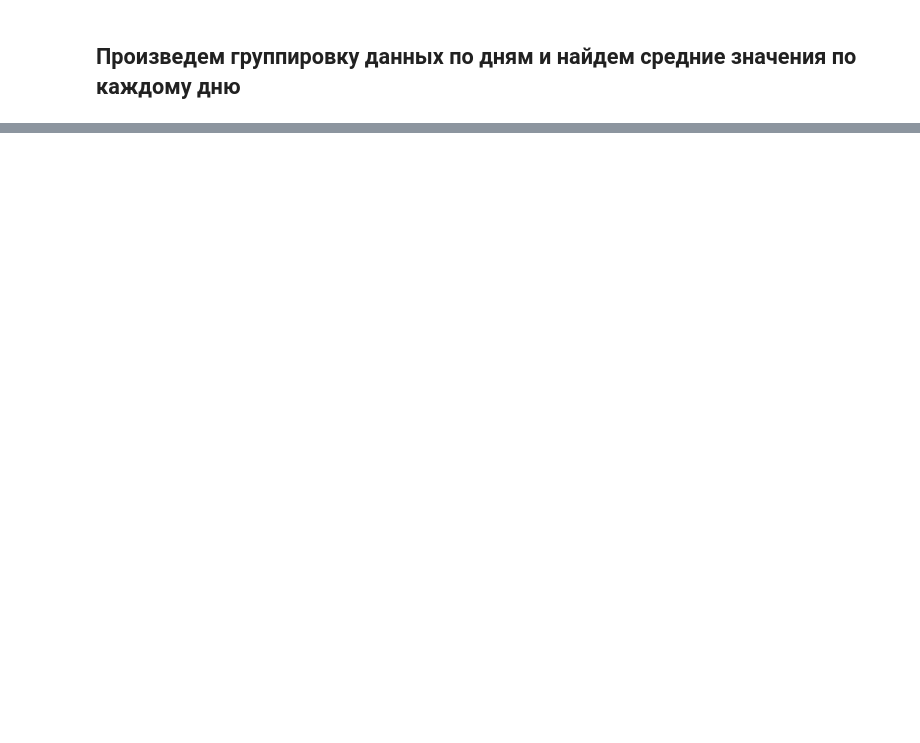
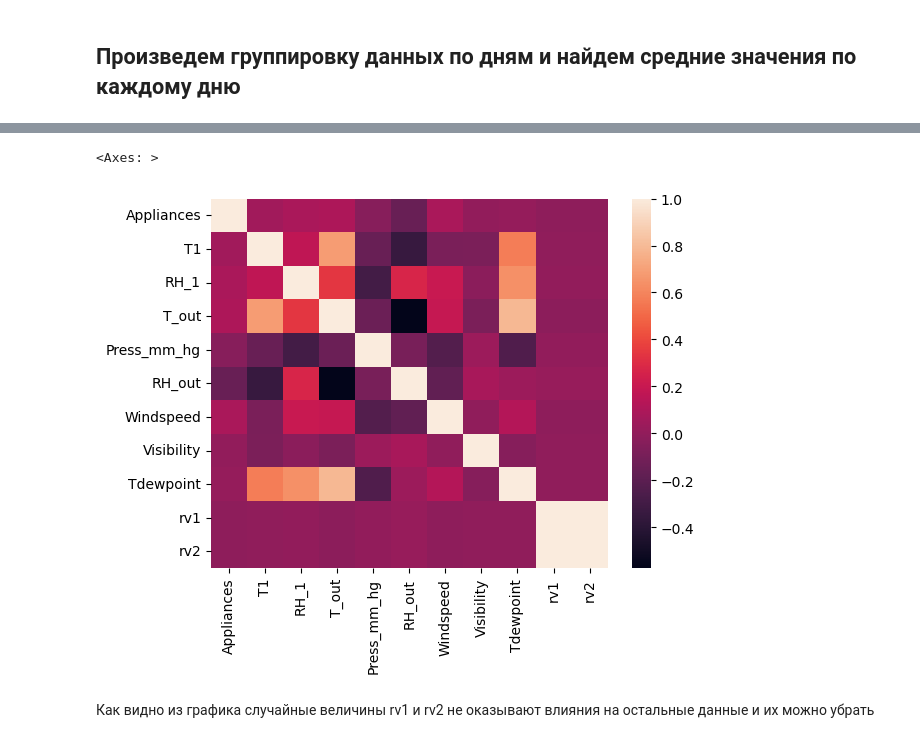
Before and after one commit to Orthanc92/energy_house_calc, a Jupyter notebook: energy_pet.ipynb, the cells around one changed output, grey strips where cells are left out. Cells and saved outputs as stored; diff of their text form; code cells hidden in the pictures; blank space fills up the shorter version.

Commit message:
add corr matrix

```diff
--- a/energy_pet.ipynb
+++ b/energy_pet.ipynb
@@ -147,0 +153,8 @@ daily_data
+# %%
+corr = data_kitchen.corr()
+sns.heatmap(corr, xticklabels=corr.columns, yticklabels=corr.columns)
+# %% [output]
+<Axes: >
+[figure, added]
+# %% [markdown]
+Как видно из графика случайные величины rv1 и rv2 не оказывают влияния на остальные данные и их можно убрать
```
Also changed, not shown: parts of 9 cells of this notebook.
